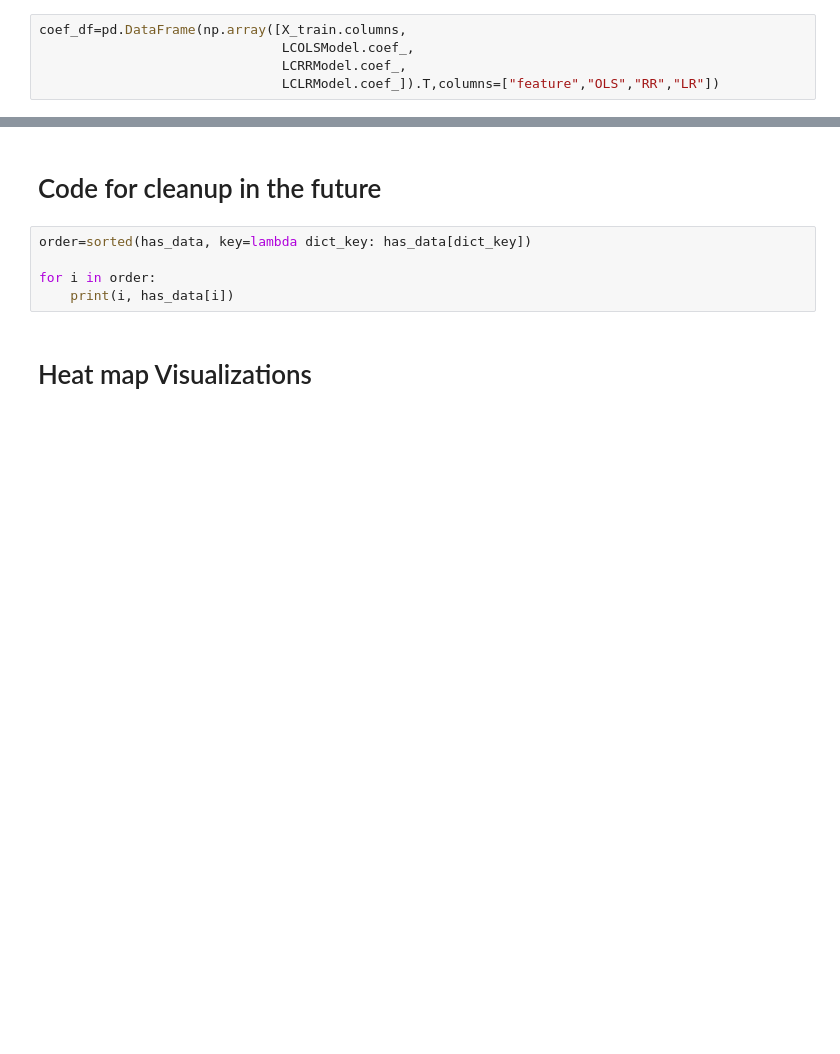
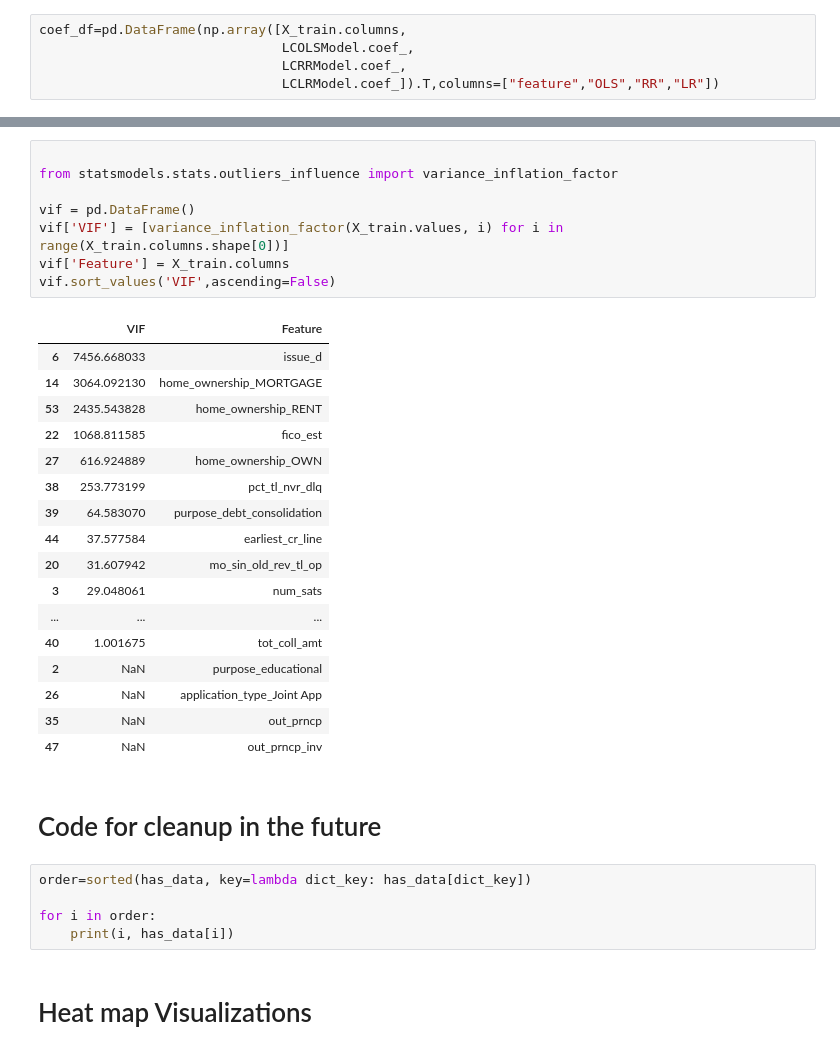
Before and after one commit to Polkaguy/Final-Project, a Jupyter notebook: Final_Project_Pavan.ipynb, the cells around one changed output, grey strips where cells are left out. Drawn from its saved outputs; the diff is of its cells as text; blank space fills up the shorter version.

```diff
--- a/Final_Project_Pavan.ipynb
+++ b/Final_Project_Pavan.ipynb
@@ -765,3 +792,29 @@ plt.show()
+# %%
+
+from statsmodels.stats.outliers_influence import variance_inflation_factor
+
+vif = pd.DataFrame()
+vif['VIF'] = [variance_inflation_factor(X_train.values, i) for i in range(X_train.columns.shape[0])]
+vif['Feature'] = X_train.columns
+vif.sort_values('VIF',ascending=False)
+# %% [output]
+|  | VIF | Feature |
+| 6 | 7456.668033 | issue_d |
+| 14 | 3064.092130 | home_ownership_MORTGAGE |
+| 53 | 2435.543828 | home_ownership_RENT |
+| 22 | 1068.811585 | fico_est |
+| 27 | 616.924889 | home_ownership_OWN |
+| 38 | 253.773199 | pct_tl_nvr_dlq |
+| 39 | 64.583070 | purpose_debt_consolidation |
+| 44 | 37.577584 | earliest_cr_line |
+| 20 | 31.607942 | mo_sin_old_rev_tl_op |
+| 3 | 29.048061 | num_sats |
+| ... | ... | ... |
+| 40 | 1.001675 | tot_coll_amt |
+| 2 | NaN | purpose_educational |
+| 26 | NaN | application_type_Joint App |
+| 35 | NaN | out_prncp |
+| 47 | NaN | out_prncp_inv |
 # %% [markdown]
 # Code for cleanup in the future
 # %%
```
Also changed, not shown: parts of 24 cells of this notebook.
